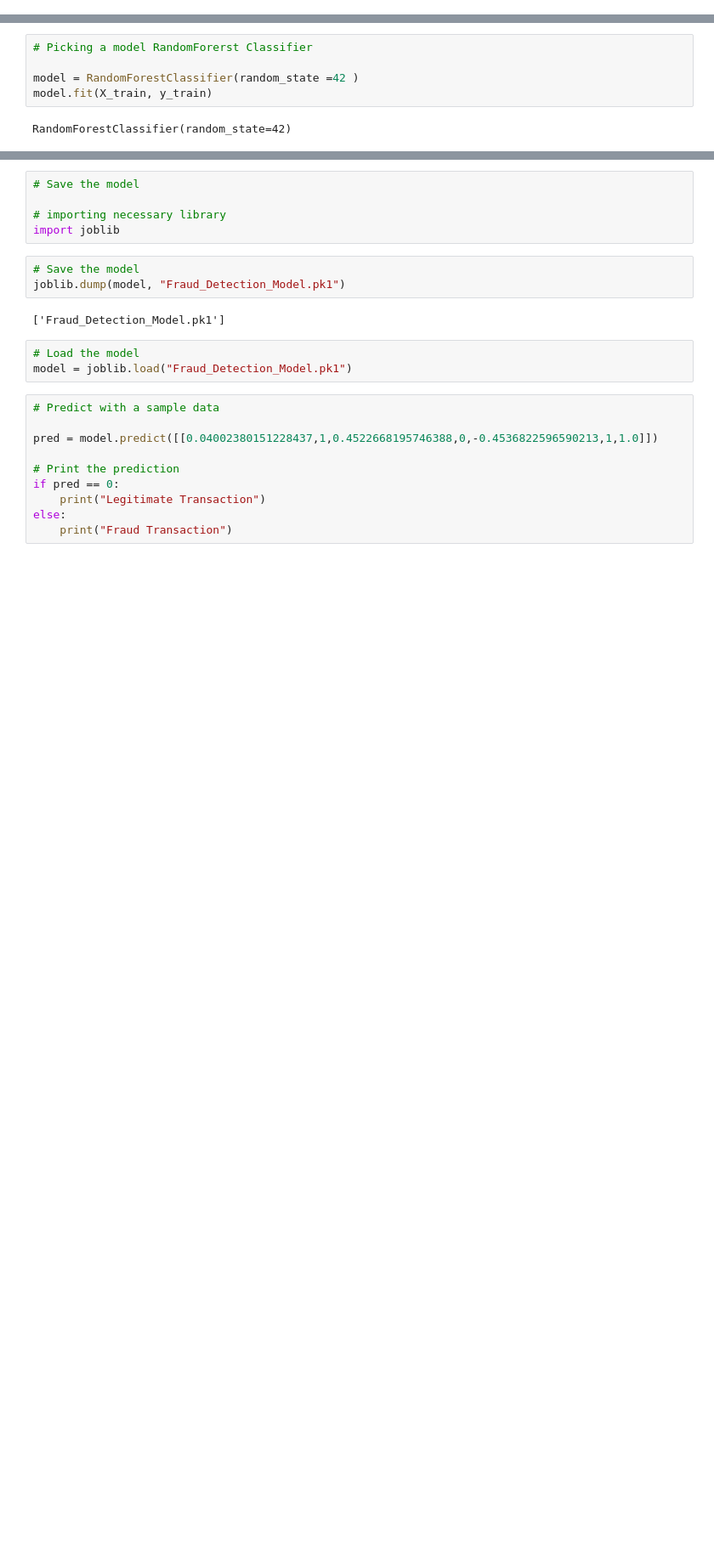
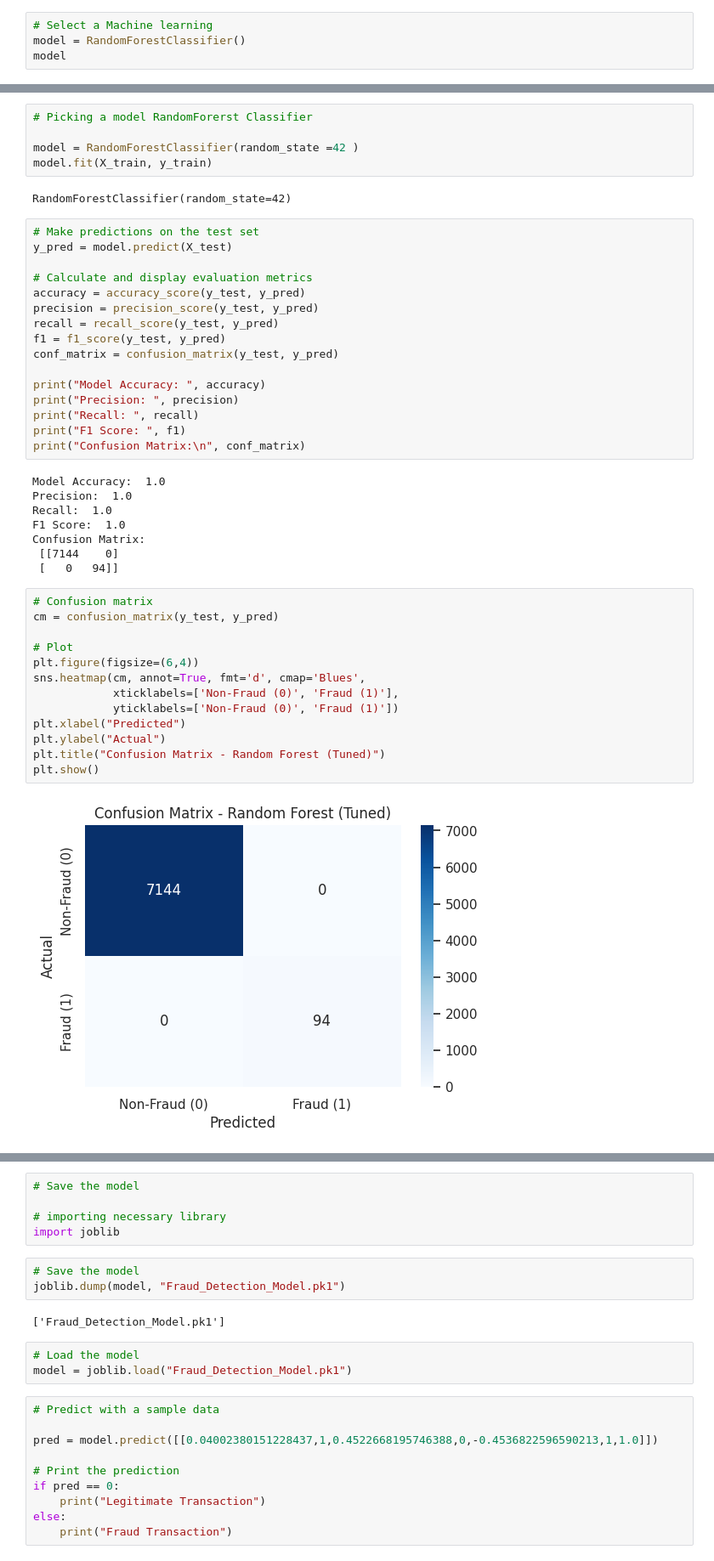
Before and after one commit to Gowr93/Project_Repository_GowriCS, a Jupyter notebook: Empowering_Financial_Security.ipynb, the cells around one changed output, grey strips where cells are left out. Shown: that part at 85% size. Cells and saved outputs as stored; diff of their text form; blank space fills up the shorter version.

```diff
--- a/Empowering_Financial_Security.ipynb
+++ b/Empowering_Financial_Security.ipynb
@@ -497,0 +468,4 @@ ROC-AUC Score : 1.0
+# %%
+# Select a Machine learning
+model = RandomForestClassifier()
+model
@@ -502,3 +498,42 @@ model = RandomForestClassifier(random_state =42 )
 model.fit(X_train, y_train)
 # %% [output]
 RandomForestClassifier(random_state=42)
+# %%
+# Make predictions on the test set
+y_pred = model.predict(X_test)
+
+# Calculate and display evaluation metrics
+accuracy = accuracy_score(y_test, y_pred)
+precision = precision_score(y_test, y_pred)
+recall = recall_score(y_test, y_pred)
+f1 = f1_score(y_test, y_pred)
+conf_matrix = confusion_matrix(y_test, y_pred)
+
+print("Model Accuracy: ", accuracy)
+print("Precision: ", precision)
+print("Recall: ", recall)
+print("F1 Score: ", f1)
+print("Confusion Matrix:\n", conf_matrix)
+# %% [output]
+Model Accuracy:  1.0
+Precision:  1.0
+Recall:  1.0
+F1 Score:  1.0
+Confusion Matrix:
+ [[7144    0]
+ [   0   94]]
+# %%
+# Confusion matrix
+cm = confusion_matrix(y_test, y_pred)
+
+# Plot
+plt.figure(figsize=(6,4))
+sns.heatmap(cm, annot=True, fmt='d', cmap='Blues',
+            xticklabels=['Non-Fraud (0)', 'Fraud (1)'],
+            yticklabels=['Non-Fraud (0)', 'Fraud (1)'])
+plt.xlabel("Predicted")
+plt.ylabel("Actual")
+plt.title("Confusion Matrix - Random Forest (Tuned)")
+plt.show()
+# %% [output]
+[figure, added]
```
Also changed, not shown: parts of 8 cells of this notebook.
